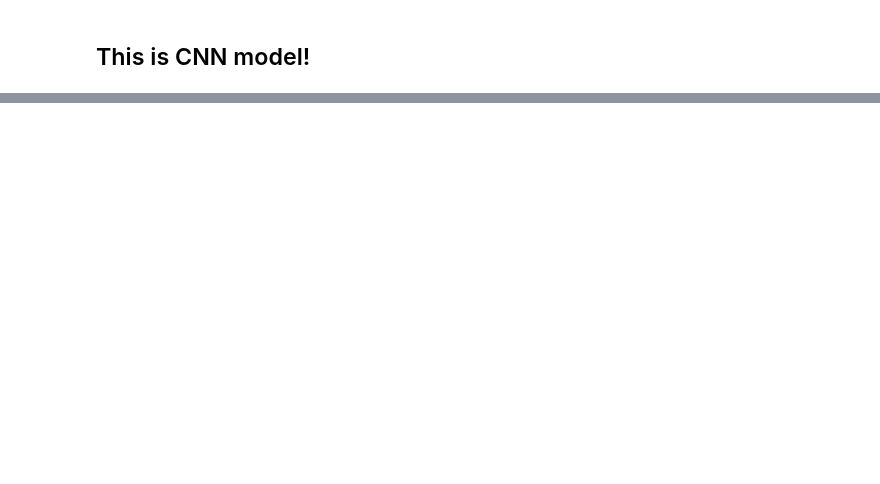
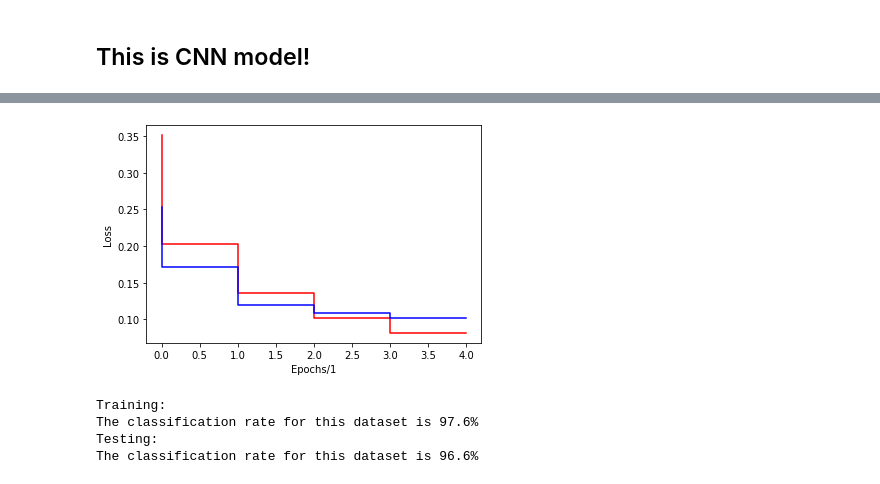
Before and after one commit to Lorenzo-lu/CS-760-Machine-Learning-Final-Project, a Jupyter notebook: RNN/PyTorch RNN example-spam emails.ipynb, the cells around one changed output, grey strips where cells are left out. Drawn from its saved outputs; the diff is of its cells as text; code cells hidden in the pictures; blank space fills up the shorter version.

Commit message:
Standard PyTorch training format, Process Bar

```diff
--- a/RNN/PyTorch RNN example-spam emails.ipynb
+++ b/RNN/PyTorch RNN example-spam emails.ipynb
@@ -380,2 +380,11 @@ Testing Accuracy = 9.653e-01
 # %% [markdown]
 ## This is CNN model!
+# %%
+import YZ_nn_training_format
+from YZ_nn_training_format import YZ_torch_std;
+K_class = 2;
+model = CNN(len(vocab), 20, K_class);
+STD = YZ_torch_std(model, device, train_iter, test_iter, K_class = K_class);
+#STD.Optimizing(epochs = 5, plot_epoch = 1);
+STD.Optimizing2(epochs = 5, plot_epoch = 1);
+# %% [output]
@@ -381,0 +397,5 @@ Testing Accuracy = 9.653e-01
+[figure, added]
+Training:
+The classification rate for this dataset is 97.6%
+Testing:
+The classification rate for this dataset is 96.6%
```
Also changed, not shown: parts of 9 cells of this notebook, 4 other files.
